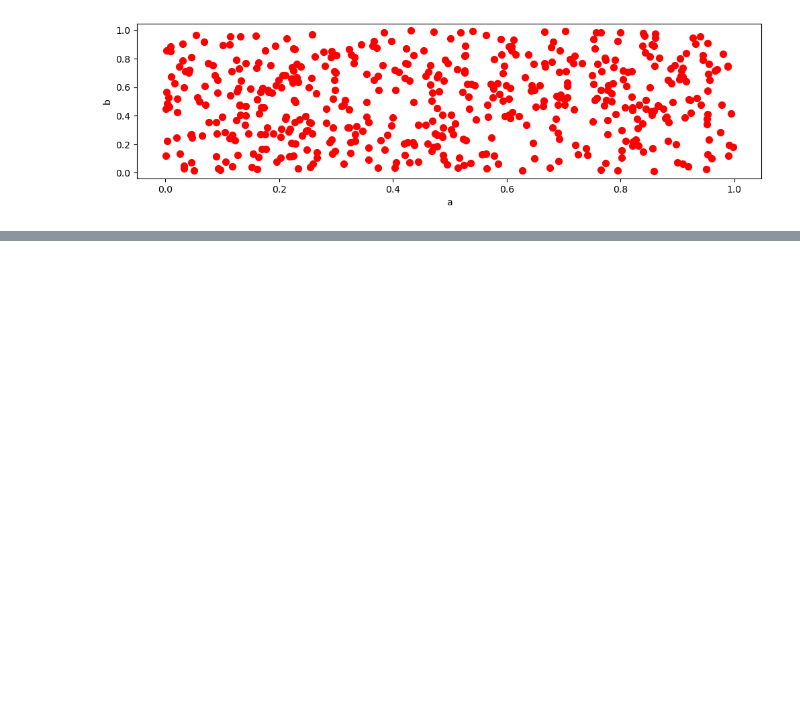
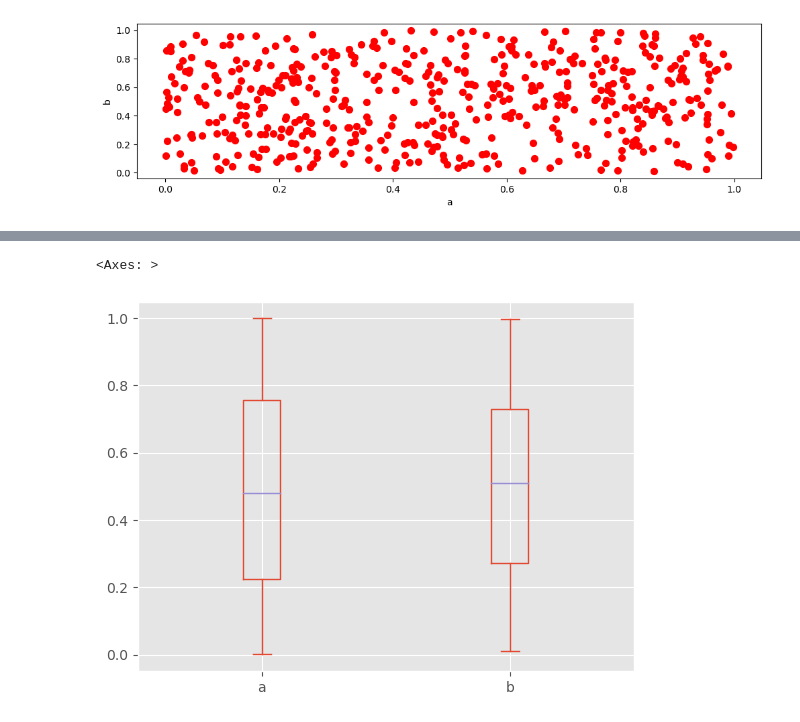
Before and after one commit to myk-francis/python-challenges-scripts, a Jupyter notebook: matplotlib/Basics.ipynb, the cells around one changed output, grey strips where cells are left out. Cells and saved outputs as stored; diff of their text form; code cells hidden in the pictures; blank space fills up the shorter version.

```diff
--- a/matplotlib/Basics.ipynb
+++ b/matplotlib/Basics.ipynb
@@ -141,0 +153,5 @@ df3.plot.scatter(x='a', y='b', c='red', s=50, figsize=(12, 3))
+# %%
+df3[['a', 'b']].plot.box()
+# %% [output]
+<Axes: >
+[figure, added]
```
Also changed, not shown: parts of 6 cells of this notebook.
